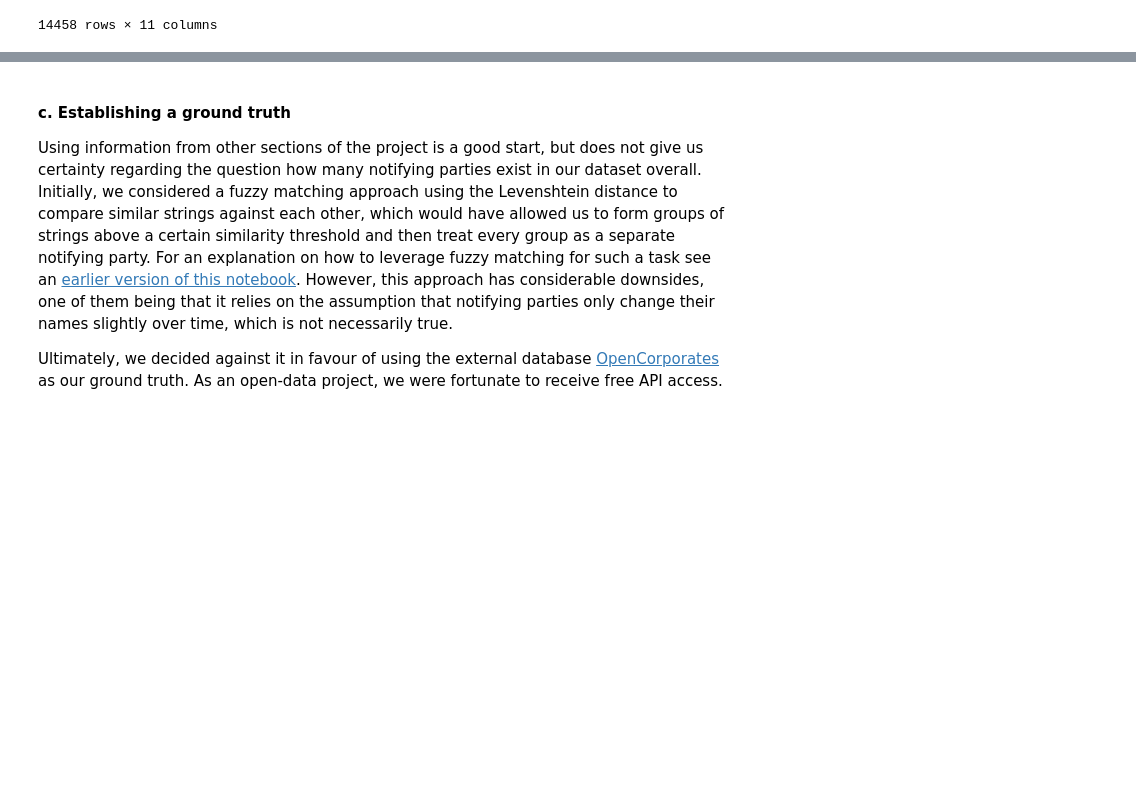
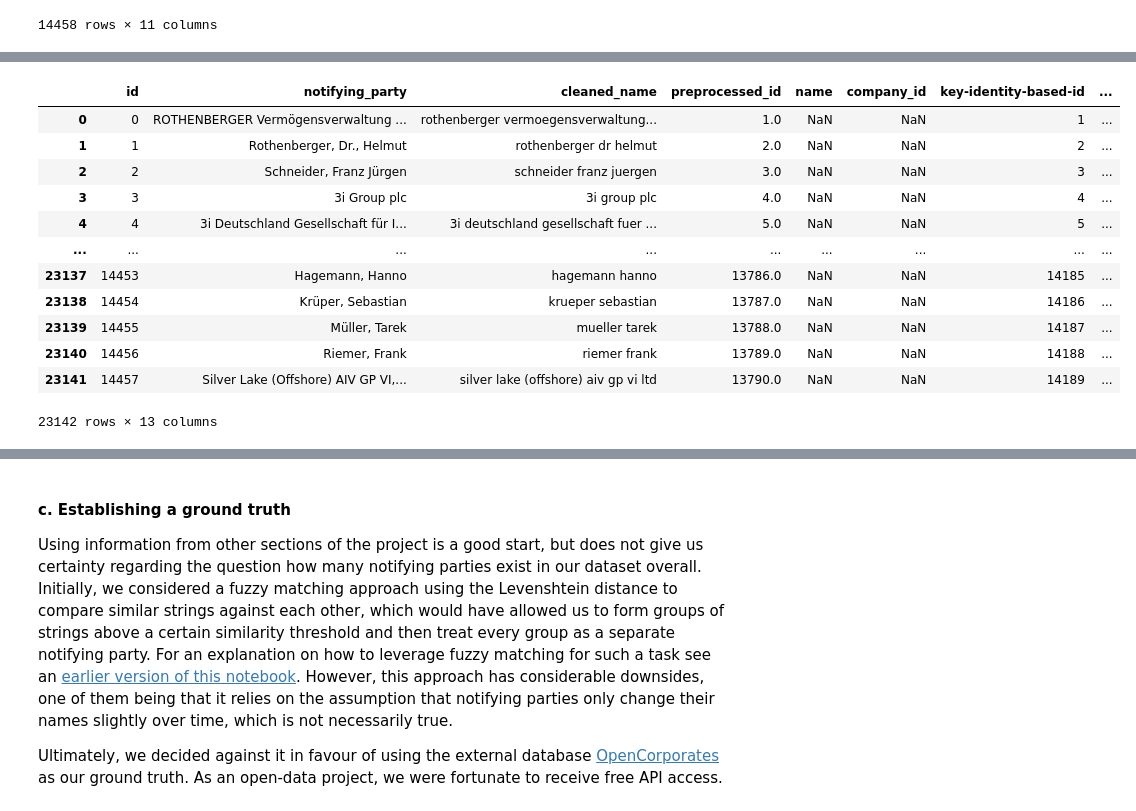
Before and after one commit to KensingtonOscupant/germanyinc-shareholders, a Jupyter notebook: src/exploration.ipynb, the cells around one changed output, grey strips where cells are left out. Drawn from its saved outputs; the diff is of its cells as text; code cells hidden in the pictures; blank space fills up the shorter version.

```diff
--- a/src/exploration.ipynb
+++ b/src/exploration.ipynb
@@ -727,0 +800,14 @@ KeyboardInterrupt:
+# %%
+# load as df data/231229_cc_data_cleaned.csv
+
+cc_data = pd.read_csv('../data/231229_cc_data_cleaned.csv')
+
+# to main_reconciled_data_final add cc_data on original_id and from cc_data keep country_code
+main_reconciled_data_final_with_cc = main_reconciled_data_final.merge(
+    cc_data[['notifying_party', 'id', 'country_code']],
+    left_on='original_id',
+    right_on='id',
+    how='left'
+)
+
+main_reconciled_data_final_with_cc
@@ -727,0 +828,5 @@ KeyboardInterrupt:
+# %%
+# Filter the dataframe to only keep the rows where country_code matches URL
+# Convert both columns to string before comparison to handle non-string data
+filtered_df = main_reconciled_data_final_with_cc[main_reconciled_data_final_with_cc.apply(lambda row: str(row['country_code']) in str(row['OpenCorporates_url']), axis=1)]
+filtered_df
@@ -727,0 +847,28 @@ KeyboardInterrupt:
+# %%
+# drop the second notifying_party column
+# unique_notifying_parties_enhanced_with_cc.drop(columns=['notifying_party_y'], inplace=True)
+
+# to unique_notifying_parties_enhanced add main_reconciled_data_final on notifying_party and from main_reconciled_data_final keep name and oc_name_preprocessed
+
+unique_notifying_parties_enhanced_oc_preprocessed = unique_notifying_parties_enhanced.merge(
+    filtered_df[['oc_name_preprocessed', 'OpenCorporates_url']],
+    left_on='cleaned_name',
+    right_on='oc_name_preprocessed',
+    how='left'
+)
+
+unique_notifying_parties_enhanced_oc_preprocessed
+# %% [output]
+|  | id | notifying_party | cleaned_name | preprocessed_id | name | company_id | key-identity-based-id | ... |
+| 0 | 0 | ROTHENBERGER Vermögensverwaltung ... | rothenberger vermoegensverwaltung... | 1.0 | NaN | NaN | 1 | ... |
+| 1 | 1 | Rothenberger, Dr., Helmut | rothenberger dr helmut | 2.0 | NaN | NaN | 2 | ... |
+| 2 | 2 | Schneider, Franz Jürgen | schneider franz juergen | 3.0 | NaN | NaN | 3 | ... |
+| 3 | 3 | 3i Group plc | 3i group plc | 4.0 | NaN | NaN | 4 | ... |
+| 4 | 4 | 3i Deutschland Gesellschaft für I... | 3i deutschland gesellschaft fuer ... | 5.0 | NaN | NaN | 5 | ... |
+| ... | ... | ... | ... | ... | ... | ... | ... | ... |
+| 23137 | 14453 | Hagemann, Hanno | hagemann hanno | 13786.0 | NaN | NaN | 14185 | ... |
+| 23138 | 14454 | Krüper, Sebastian | krueper sebastian | 13787.0 | NaN | NaN | 14186 | ... |
+| 23139 | 14455 | Müller, Tarek | mueller tarek | 13788.0 | NaN | NaN | 14187 | ... |
+| 23140 | 14456 | Riemer, Frank | riemer frank | 13789.0 | NaN | NaN | 14188 | ... |
+| 23141 | 14457 | Silver Lake (Offshore) AIV GP VI,... | silver lake (offshore) aiv gp vi ltd | 13790.0 | NaN | NaN | 14189 | ... |
+23142 rows × 13 columns
```
Also changed, not shown: parts of 17 cells of this notebook, 2 other files.
